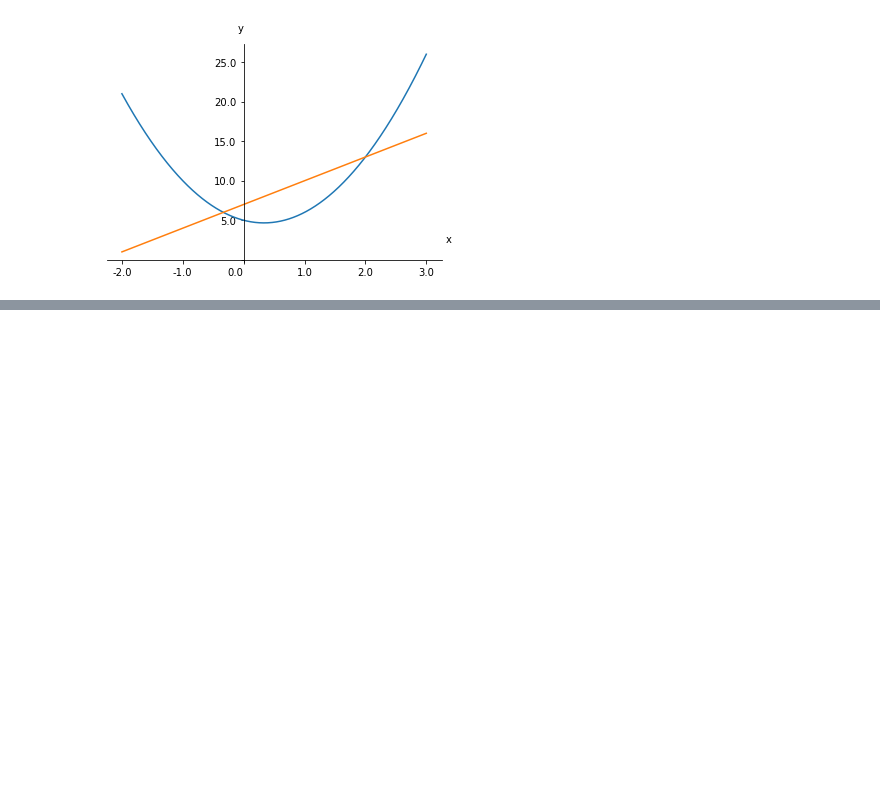
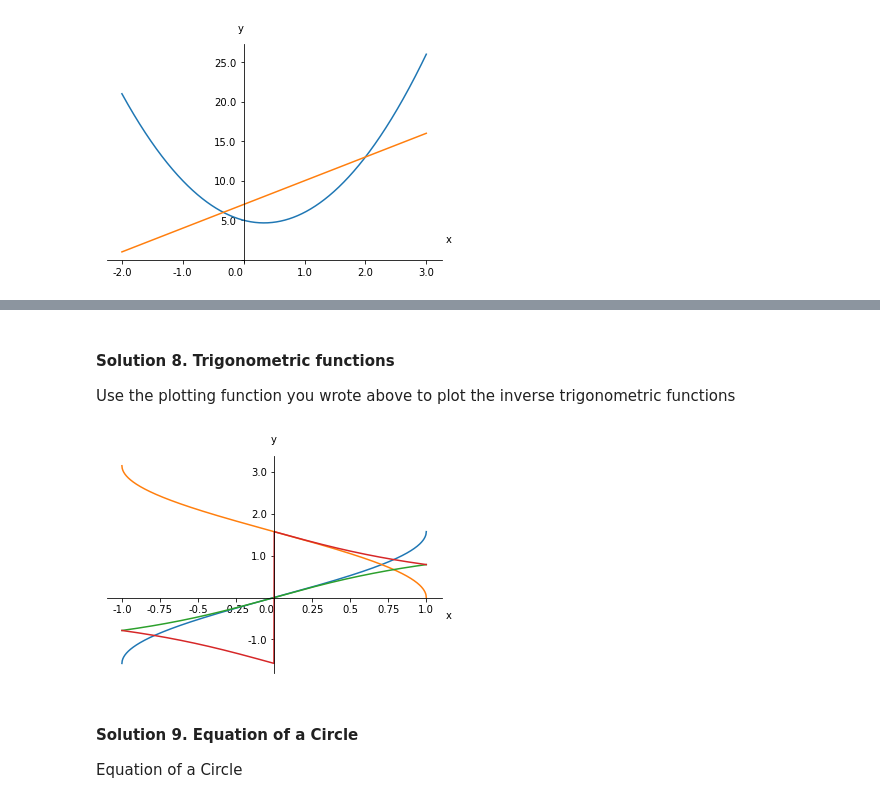
Before and after one commit to kostovhg/SoftUni, a Jupyter notebook: MathConceptsForDevelopers-Sep17/04_Hight-SchoolMaths-E/High-School Maths Exercise/Solutions.ipynb, the cells around one changed output, grey strips where cells are left out. Cells and saved outputs as stored; diff of their text form; code cells hidden in the pictures; blank space fills up the shorter version.

Commit message:
Addint 9-th solution to solutions.ipynb

```diff
--- a/MathConceptsForDevelopers-Sep17/04_Hight-SchoolMaths-E/High-School Maths Exercise/Solutions.ipynb
+++ b/MathConceptsForDevelopers-Sep17/04_Hight-SchoolMaths-E/High-School Maths Exercise/Solutions.ipynb
@@ -328,0 +334,10 @@ plot_math_functions([lambda x: 3 * x**2 - 2 * x + 5, lambda x: 3 * x + 7], -2, 3
+# %% [markdown]
+#### Solution 8. Trigonometric functions
+Use the plotting function you wrote above to plot the inverse trigonometric functions
+# %%
+plot_math_functions([lambda x: np.arcsin(x), lambda x: np.arccos(x), lambda x: np.arctan(x), lambda x: np.arctan(1/x)], -1.0, 1.0, 1000)
+# %% [output]
+[figure, added]
+# %% [markdown]
+#### Solution 9. Equation of a Circle
+Equation of a Circle
```
Also changed, not shown: parts of 5 cells of this notebook, 1 other file.
